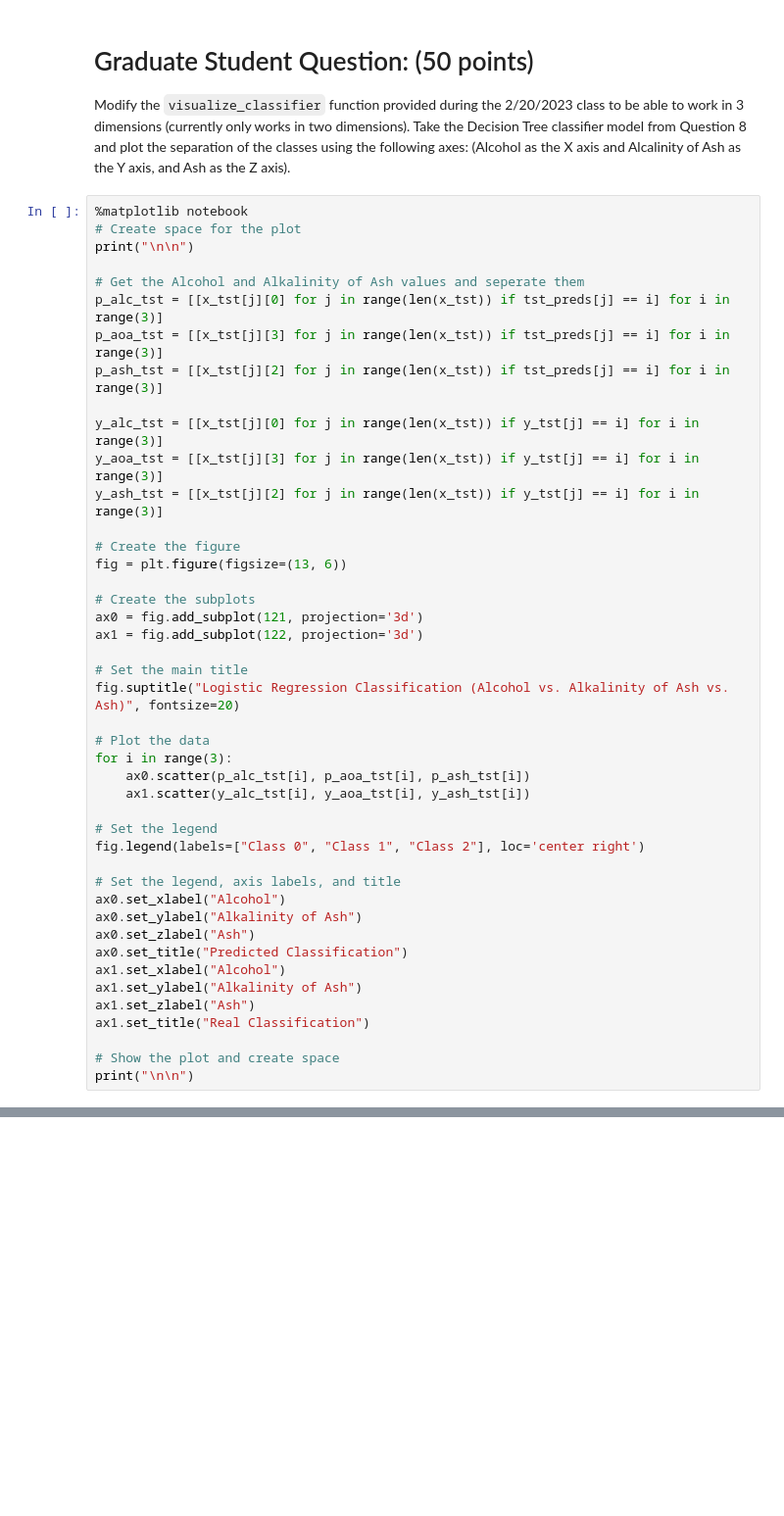
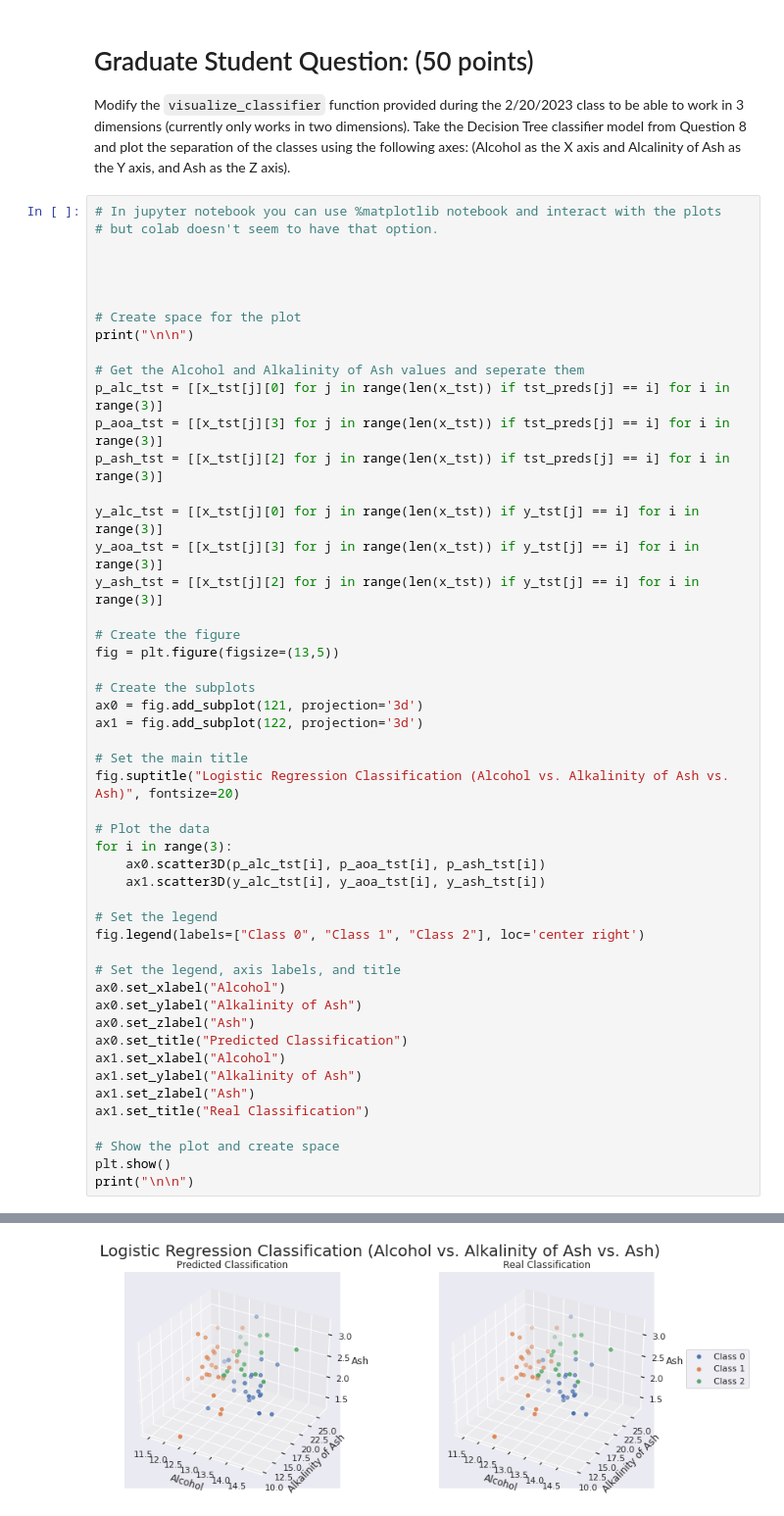
Before and after one commit to jackericson98/20234-Machine-Learning-AssignmentTwo, a Jupyter notebook: Assignment2.ipynb, the cells around one changed output, grey strips where cells are left out. Shown at 98% size. Cells and saved outputs as stored; diff of their text form; blank space fills up the shorter version.

```diff
--- a/Assignment2.ipynb
+++ b/Assignment2.ipynb
@@ -518,7 +520,12 @@ The logistic regression classifier seems to be the best classifire for the data
 
 Modify the `visualize_classifier` function provided during the 2/20/2023 class to be able to work in 3 dimensions (currently only works in two dimensions). Take the Decision Tree classifier model from Question 8 and plot the separation of the classes using the following axes: (Alcohol as the X axis and Alcalinity of Ash as the Y axis, and Ash as the Z axis).
 # %%
-%matplotlib notebook
+# In jupyter notebook you can use %matplotlib notebook and interact with the plots
+# but colab doesn't seem to have that option.
+
+
+
+
 # Create space for the plot
 print("\n\n")
 
@@ -532,7 +539,7 @@ y_aoa_tst = [[x_tst[j][3] for j in range(len(x_tst)) if y_tst[j] == i] for i in
 y_ash_tst = [[x_tst[j][2] for j in range(len(x_tst)) if y_tst[j] == i] for i in range(3)]
 
 # Create the figure
-fig = plt.figure(figsize=(13, 6))
+fig = plt.figure(figsize=(13,5))
 
 # Create the subplots
 ax0 = fig.add_subplot(121, projection='3d')
@@ -543,8 +550,8 @@ fig.suptitle("Logistic Regression Classification (Alcohol vs. Alkalinity of Ash
 
 # Plot the data
 for i in range(3):
-    ax0.scatter(p_alc_tst[i], p_aoa_tst[i], p_ash_tst[i])
-    ax1.scatter(y_alc_tst[i], y_aoa_tst[i], y_ash_tst[i])
+    ax0.scatter3D(p_alc_tst[i], p_aoa_tst[i], p_ash_tst[i])
+    ax1.scatter3D(y_alc_tst[i], y_aoa_tst[i], y_ash_tst[i])
 
 # Set the legend
 fig.legend(labels=["Class 0", "Class 1", "Class 2"], loc='center right')
@@ -560,5 +567,6 @@ ax1.set_zlabel("Ash")
 ax1.set_title("Real Classification")
 
 # Show the plot and create space
+plt.show()
 print("\n\n")
 # %% [output]
@@ -566,0 +573 @@ print("\n\n")
+[figure, added]
```
Also changed, not shown: parts of 23 cells of this notebook.
